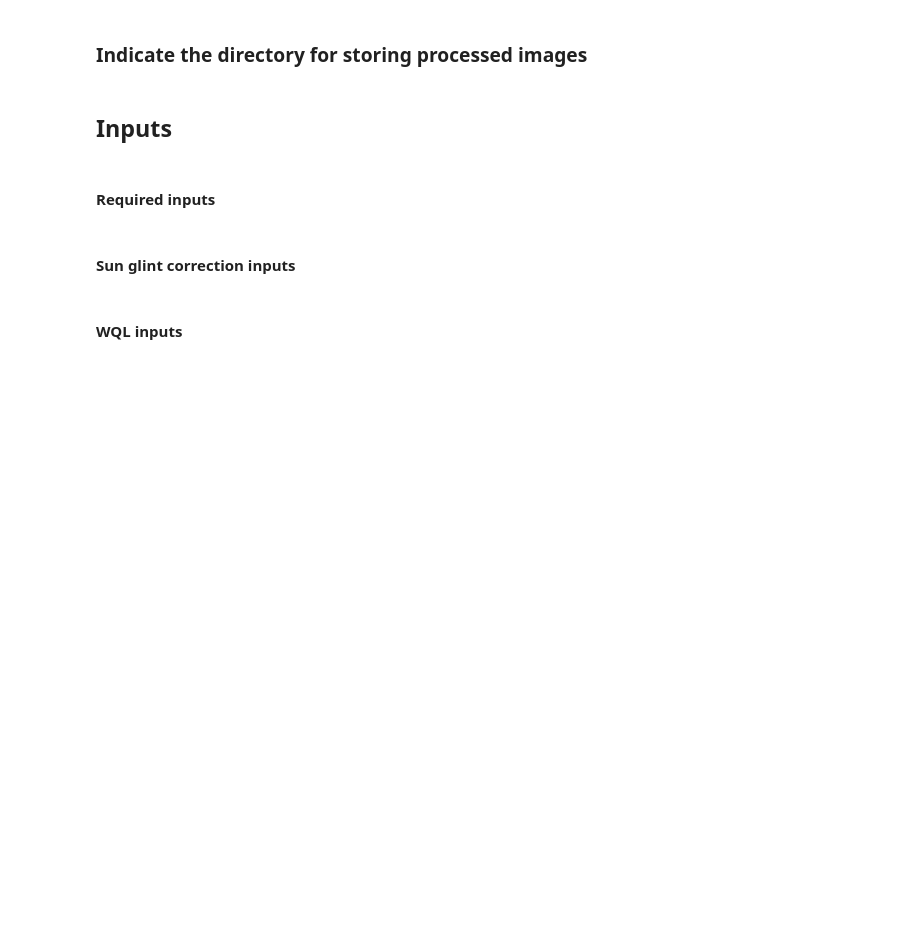
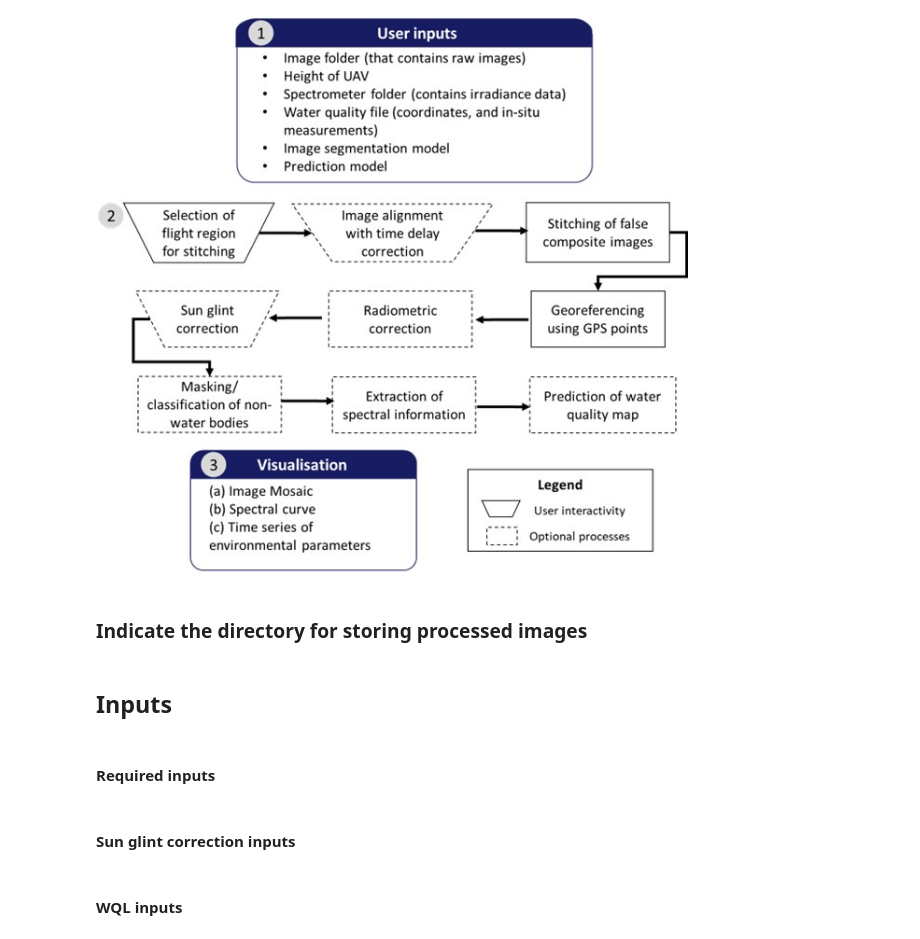
Before and after one commit to pakhuiying/CoastalWQL, a Jupyter notebook: CoastalWQL_nb.ipynb, the cells around one changed output. Drawn from its saved outputs; the diff is of its cells as text; code cells hidden in the pictures; blank space fills up the shorter version.

```diff
--- a/CoastalWQL_nb.ipynb
+++ b/CoastalWQL_nb.ipynb
@@ -11,3 +9,9 @@ This is the python notebook for the workflow process as follows:
+# %%
+%matplotlib inline
+from IPython.display import Image
+Image('workflow.jpg')
+# %% [output]
+[figure, added]
 # %% [markdown]
 ### Indicate the directory for storing processed images
 # %% [markdown]
```
Also changed, not shown: parts of 18 cells of this notebook, 19 other files.
